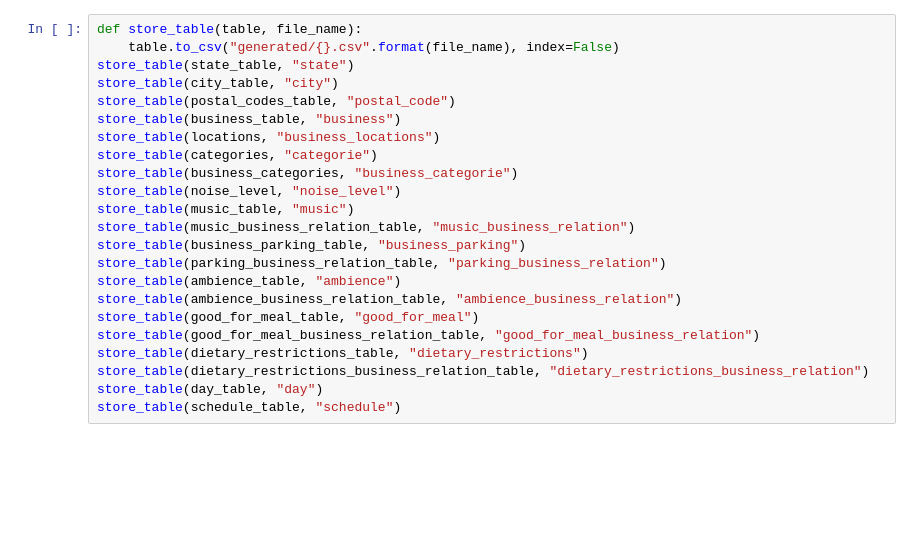
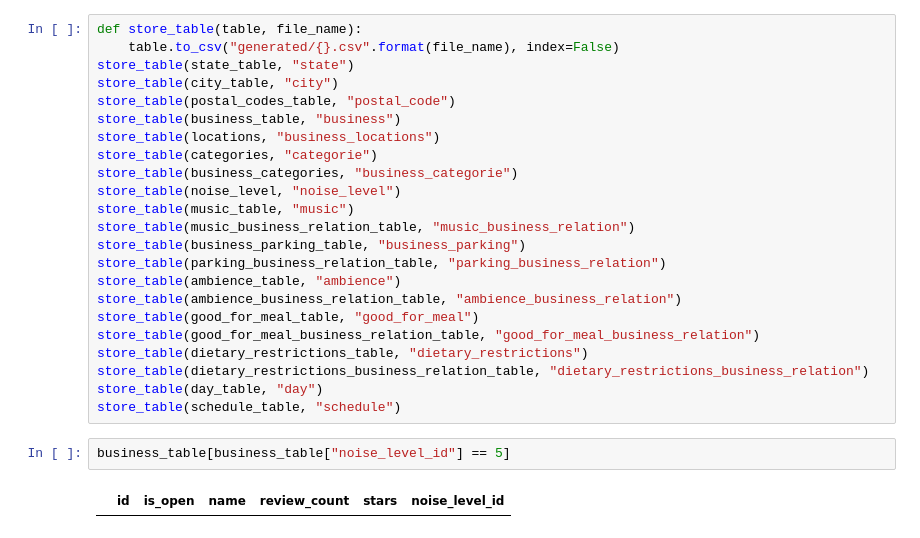
Before and after one commit to Ph0tonic/Intro2DataBase, a Jupyter notebook: parse_business.ipynb, the cells around one changed output. Cells and saved outputs as stored; diff of their text form; blank space fills up the shorter version.

```diff
--- a/parse_business.ipynb
+++ b/parse_business.ipynb
@@ -857,3 +974,7 @@ store_table(dietary_restrictions_table, "dietary_restrictions")
 store_table(dietary_restrictions_business_relation_table, "dietary_restrictions_business_relation")
 store_table(day_table, "day")
 store_table(schedule_table, "schedule")
+# %%
+business_table[business_table["noise_level_id"] == 5]
+# %% [output]
+|  | id | is_open | name | review_count | stars | noise_level_id |
```
Also changed, not shown: parts of 27 cells of this notebook, 1 other file.
